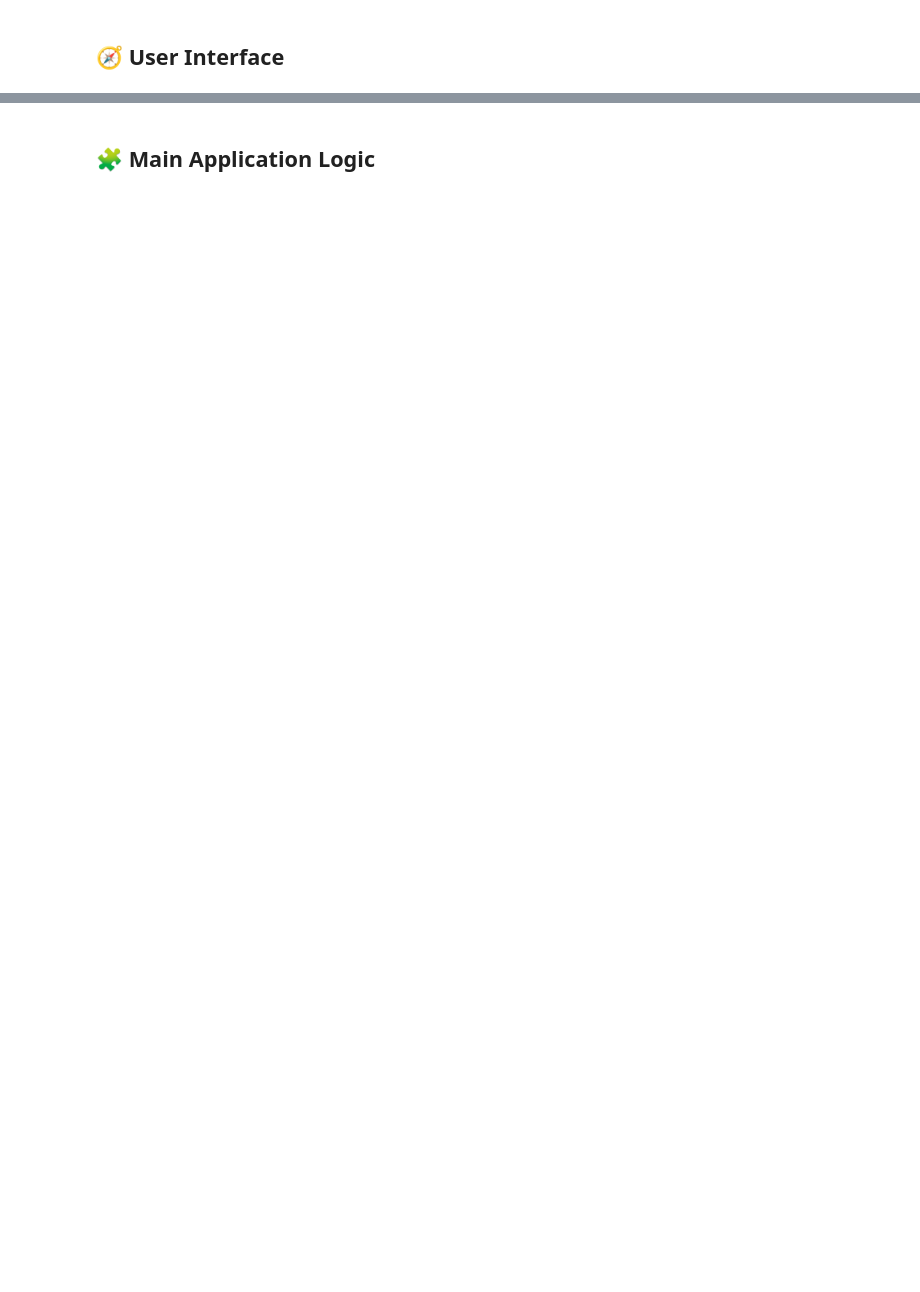
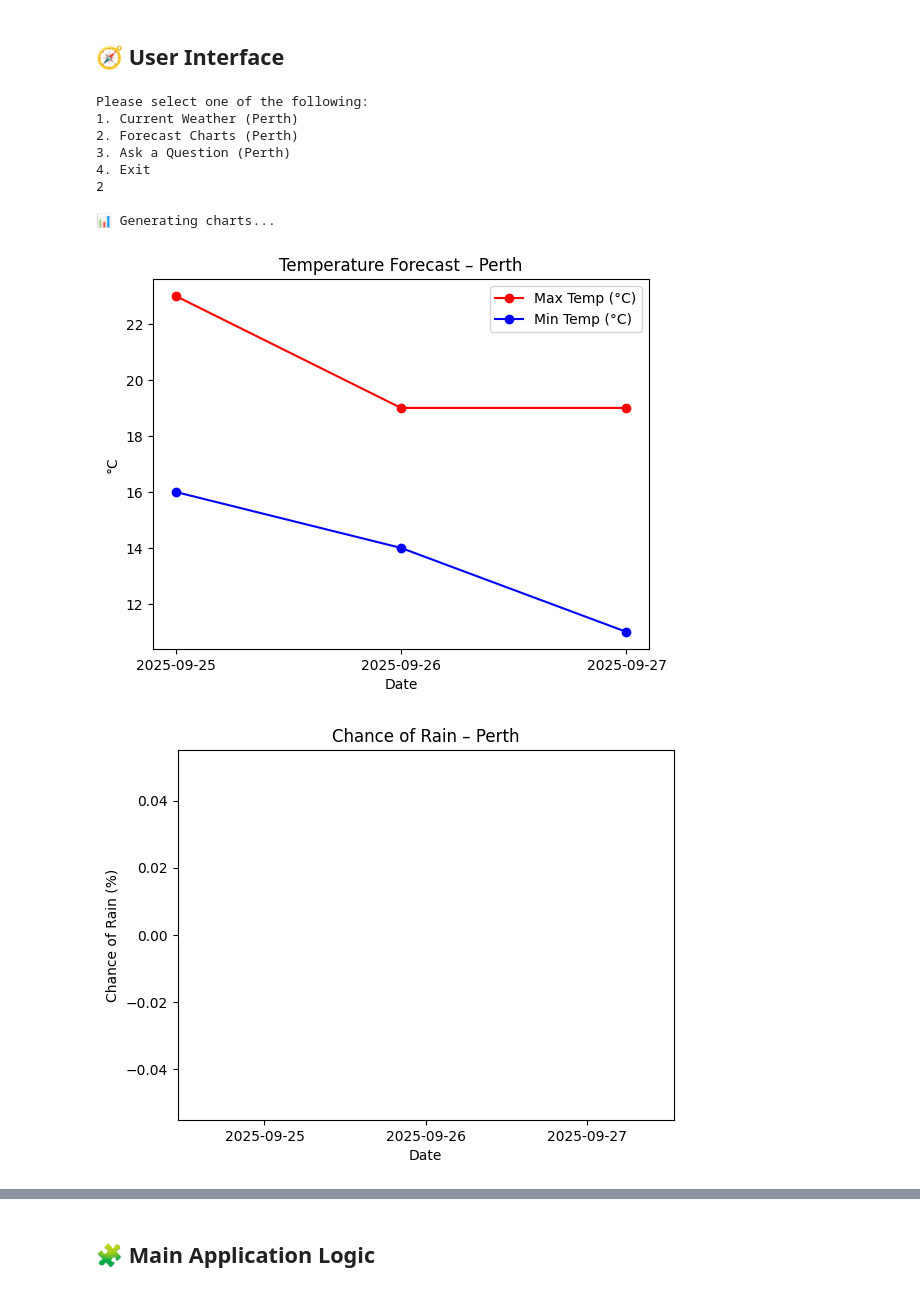
Before and after one commit to Yarida-nes/weatherwise-Yarida-Kaewthong, a Jupyter notebook: starter_notebook.ipynb, the cells around one changed output, grey strips where cells are left out. Drawn from its saved outputs; the diff is of its cells as text; code cells hidden in the pictures; blank space fills up the shorter version.

```diff
--- a/starter_notebook.ipynb
+++ b/starter_notebook.ipynb
@@ -357,0 +394,54 @@ Answer: Today in Perth, the humidity is 14%.
+# %%
+# Define menu functions using pyinputplus or ipywidgets here
+import pyinputplus as pyip
+
+def run_app():
+    """
+    WeatherWise main menu using pyinputplus (Perth-only version).
+    """
+    while True:
+
+        choice = pyip.inputMenu(
+            ['Current Weather (Perth)',
+             'Forecast Charts (Perth)',
+             'Ask a Question (Perth)',
+             'Exit'],
+            numbered=True
+        )
+
+
+        if choice == 'Current Weather (Perth)':
+            data = get_weather_data("Perth", forecast_days=3)
+            print("\n🌡️ Current Weather in Perth:")
+            print(f"Temperature: {data['current']['temp_C']}°C")
+            print(f"Humidity: {data['current']['humidity']}%")
+            print(f"Conditions: {data['current']['description']}")
+
+        elif choice == 'Forecast Charts (Perth)':
+            data = get_weather_data("Perth", forecast_days=3)
+            print("\n📊 Generating charts...")
+            create_temperature_visualisation(data)
+            create_precipitation_visualisation(data)
+
+        elif choice == 'Ask a Question (Perth)':
+            data = get_weather_data("Perth", forecast_days=3)
+            q = input("❓ Ask your weather question about Perth: ")
+            parsed = parse_weather_question(q)
+            print("🤖", generate_weather_response(parsed, data))
+
+        elif choice == 'Exit':
+            print("\n👋 Goodbye! Have a great day 🌤️")
+            break
+# %%
+run_app()
+# %% [output]
+Please select one of the following:
+1. Current Weather (Perth)
+2. Forecast Charts (Perth)
+3. Ask a Question (Perth)
+4. Exit
+2
+
+📊 Generating charts...
+[figure, added]
+[figure, added]
```
Also changed, not shown: parts of 20 cells of this notebook.
